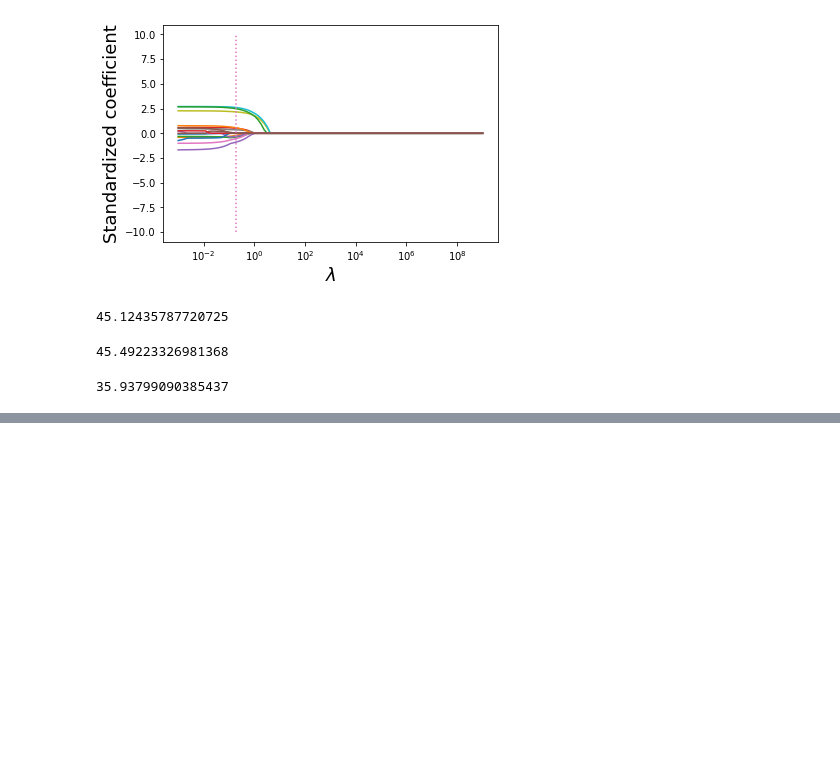
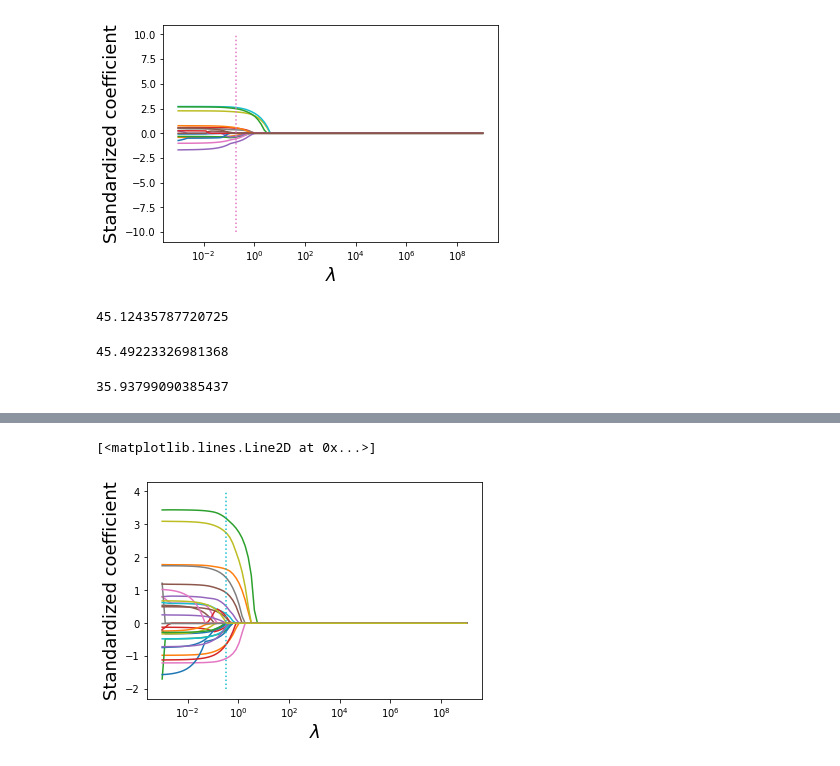
Before and after one commit to bencaterine/ding-ding-ding, a Jupyter notebook: lasso-regression.ipynb, the cells around one changed output, grey strips where cells are left out. Cells and saved outputs as stored; diff of their text form; code cells hidden in the pictures; blank space fills up the shorter version.

```diff
--- a/lasso-regression.ipynb
+++ b/lasso-regression.ipynb
@@ -199,13 +202,16 @@ plt.ylabel('Cross-validation error')
 # %%
 #Visualizing the shrinkage in lasso coefficients with increasing values of the tuning parameter lambda
 alphas = 10**np.linspace(10,-2,100)*0.1
 plt.xlabel('xlabel', fontsize=18)
 plt.ylabel('ylabel', fontsize=18)
 plt.plot(alphas, coefs)
 plt.xscale('log')
 plt.xlabel('$\lambda$')
 plt.ylabel('Standardized coefficient')
-plt.plot([lassocv.alpha_,lassocv.alpha_],[-10,10],':')
+plt.plot([lassocv.alpha_,lassocv.alpha_],[-2,4],':')
+# %% [output]
+[<matplotlib.lines.Line2D at 0x...>]
+[figure, added]
 # %%
 Xtest_std = scaler.transform(X_test)
 # %%
```
Also changed, not shown: parts of 9 cells of this notebook, 2 other files.
